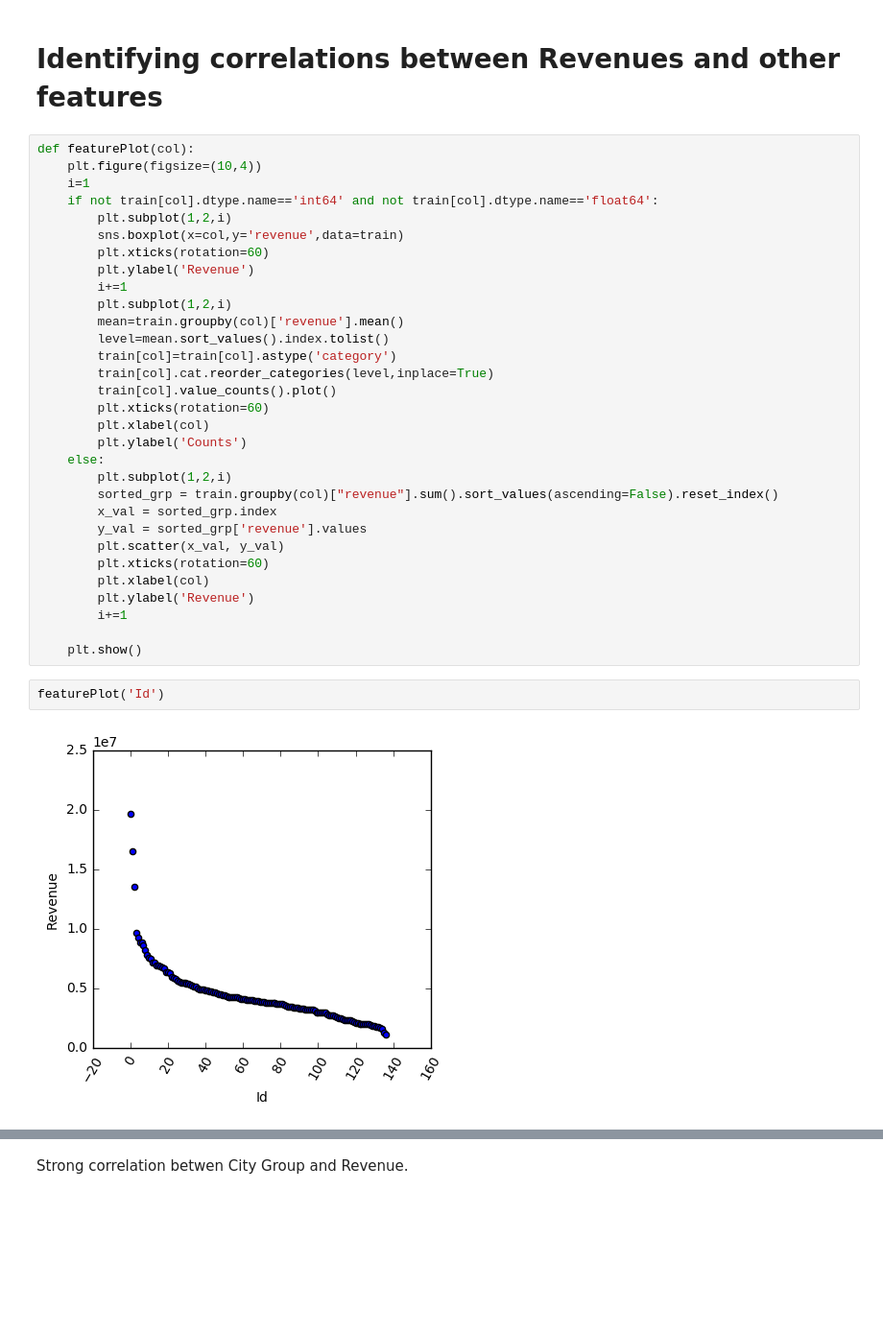
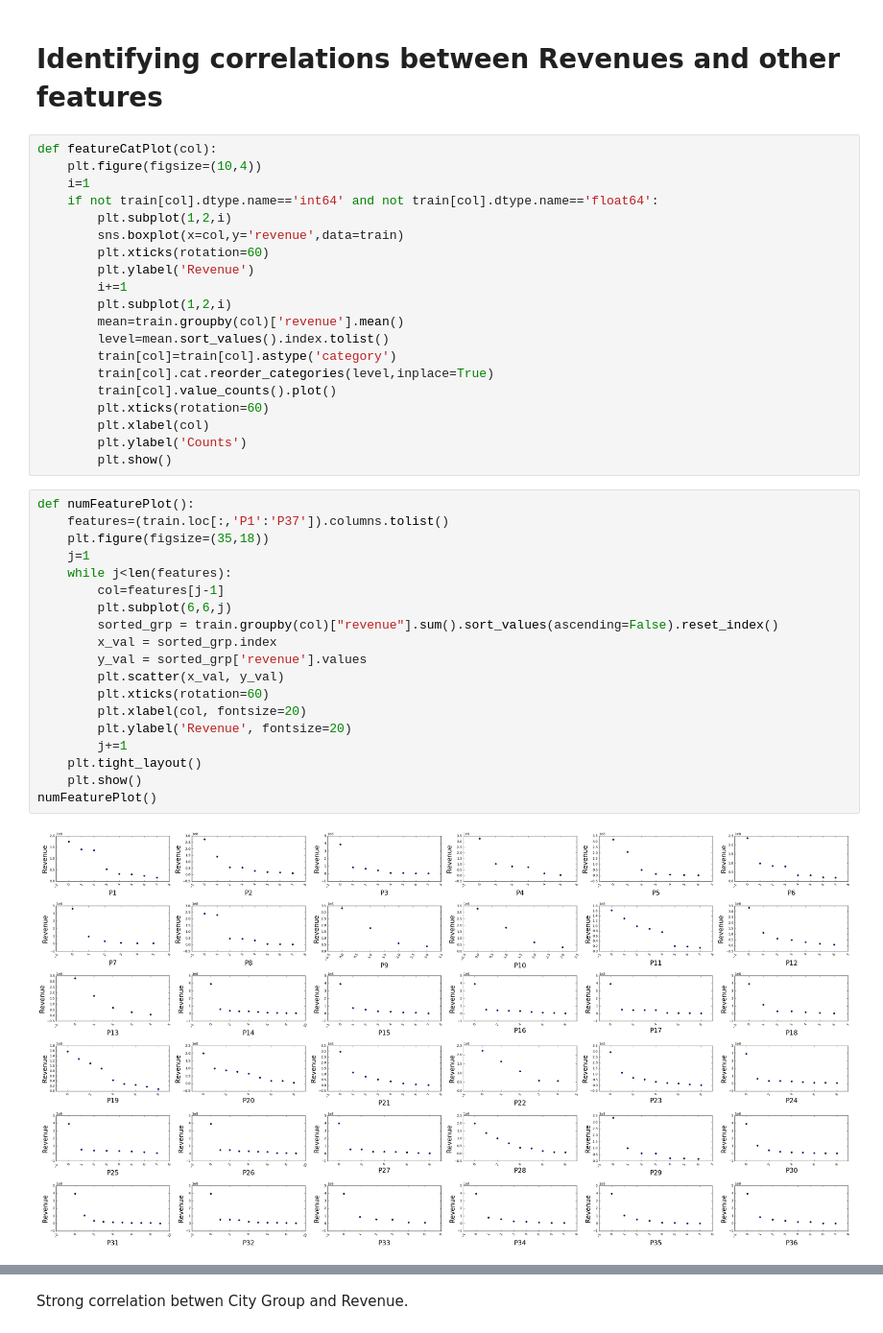
Before and after one commit to PurbashaChatterjee/RevenuePrediction, a Jupyter notebook: revenuePrediction.ipynb, the cells around one changed output, grey strips where cells are left out. Shown at 96% size. Saved outputs shown, nothing was run; the diff lists cells and outputs as text; blank space fills up the shorter version.

```diff
--- a/revenuePrediction.ipynb
+++ b/revenuePrediction.ipynb
@@ -166,7 +185,7 @@ Name: month, dtype: object
 # %% [markdown]
 # Identifying correlations between Revenues and other features
 # %%
-def featurePlot(col):
+def featureCatPlot(col):
     plt.figure(figsize=(10,4))
     i=1
     if not train[col].dtype.name=='int64' and not train[col].dtype.name=='float64':
@@ -184,19 +203,25 @@ def featurePlot(col):
         plt.xticks(rotation=60)
         plt.xlabel(col)
         plt.ylabel('Counts')
-    else:
-        plt.subplot(1,2,i)
-        sorted_grp = train.groupby(col)["revenue"].sum().sort_values(ascending=False).reset_index()
-        x_val = sorted_grp.index
-        y_val = sorted_grp['revenue'].values
-        plt.scatter(x_val, y_val)
-        plt.xticks(rotation=60)
-        plt.xlabel(col)
-        plt.ylabel('Revenue')
-        i+=1
-
-    plt.show()
+        plt.show()
-# %%
-featurePlot('Id')
-# %% [output]
-[figure, removed]
+# %%
+def numFeaturePlot():
+    features=(train.loc[:,'P1':'P37']).columns.tolist()
+    plt.figure(figsize=(35,18))
+    j=1
+    while j<len(features):
+        col=features[j-1]
+        plt.subplot(6,6,j)
+        sorted_grp = train.groupby(col)["revenue"].sum().sort_values(ascending=False).reset_index()
+        x_val = sorted_grp.index
+        y_val = sorted_grp['revenue'].values
+        plt.scatter(x_val, y_val)
+        plt.xticks(rotation=60)
+        plt.xlabel(col, fontsize=20)
+        plt.ylabel('Revenue', fontsize=20)
+        j+=1
+    plt.tight_layout()
+    plt.show()
+numFeaturePlot()
+# %% [output]
+[figure, added]
```
Also changed, not shown: parts of 32 cells of this notebook.
